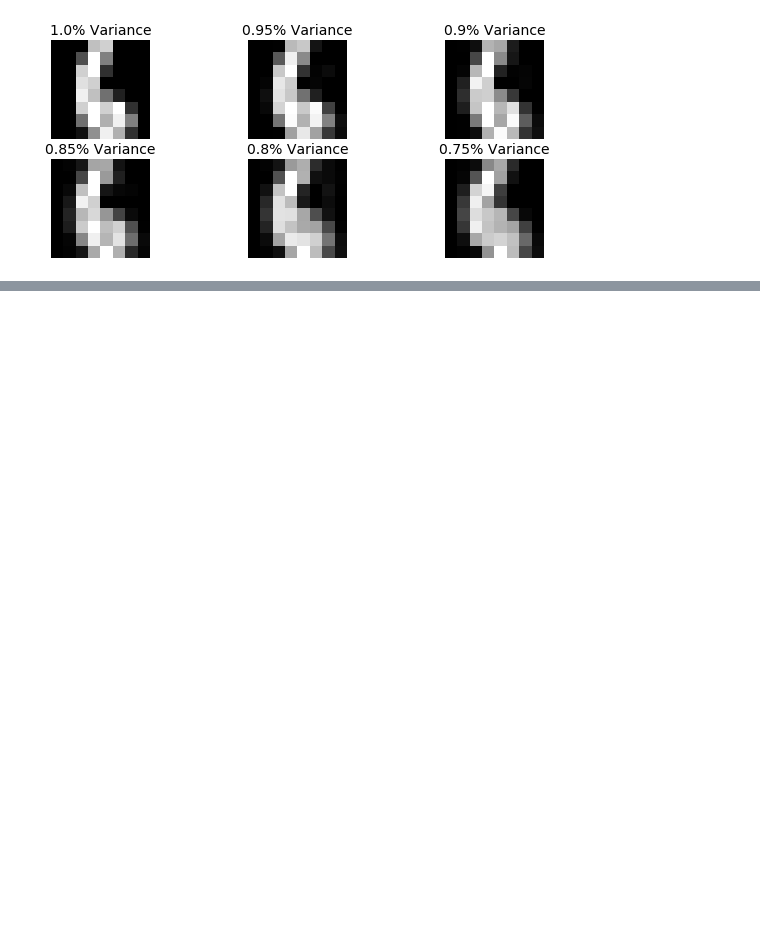
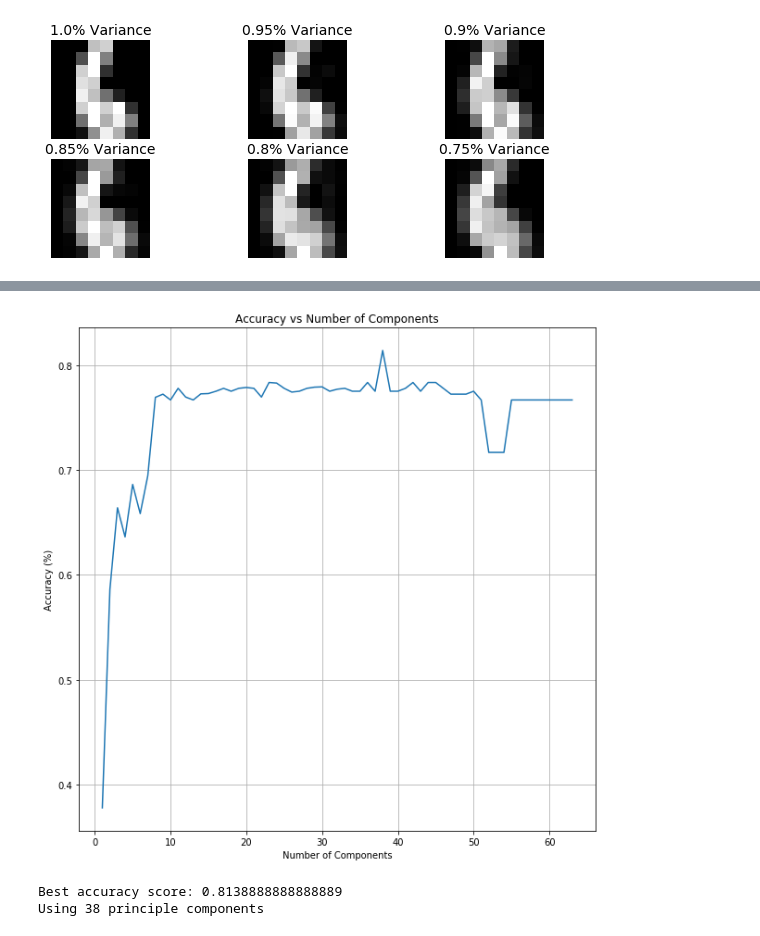
Before and after one commit to sbauersfeld/ECE219, a Jupyter notebook: Project2/project2.ipynb, the cells around one changed output, grey strips where cells are left out. Saved outputs shown, nothing was run; the diff lists cells and outputs as text; code cells hidden in the pictures; blank space fills up the shorter version.

```diff
--- a/Project2/project2.ipynb
+++ b/Project2/project2.ipynb
@@ -442,8 +447,21 @@ def PCA_Kmeans_w_other(percentages, data, model, prnt=False):
 # percentages = (np.zeros((11))+99)/100
 # percentages[0:10] = np.linspace(50, 95, 10)/100
 # percentages = [90, 95, 99, 99.5, 100]/100
-percentages = (np.arange(99)+1)/100
-percentages = np.linspace(1,100,1000)/100
-score = PCA_Kmeans(percentages, mnist, False)
+
+percentages = np.arange(np.shape(mnist.data)[1] - 1)+1
+time_l = 10
+idx = 0
+for x in range(0, time_l):
+#     print(x)
+    if (x==0):
+        score = PCA_Kmeans2(percentages, mnist, False)
+        score_cum = score
+        core_cum2 = score
+#         print(score_cum)
+    else:
+        score = PCA_Kmeans2(percentages, mnist, False)
+        score_cum[idx,:] = np.add(score_cum[idx,:],score[idx,:])
+score_cum[idx,:] = np.true_divide(score_cum[idx,:],time_l)
+score = score_cum
 print('Done')
 # %% [output]
@@ -474,12 +469,19 @@ Accuracy: 0.0
 # %%
 
-# plt.figure(figsize=(10,10))
-# plt.plot(percentages,score[0,:])
-# plt.title('Accuracy vs Explained Variance Ratio')
-# plt.xlabel("Explained Variance Ratio")
-# plt.ylabel("Accuracy (%)")
-# plt.show()
+plt.figure(figsize=(10,10))
+plt.plot(percentages,core_cum2[idx,:])
+plt.title('Accuracy vs Number of Components')
+plt.xlabel("Number of Components")
+plt.ylabel("Accuracy (%)")
+plt.grid()
+plt.show()
+# print(score[idx,:])
+# %% [output]
+[figure, added]
 # %%
-# max_idx = np.argmax(score)
-# print("Best accuracy score: {} using explained variance ratio of {}".format(score[0,max_idx], percentages[max_idx]))
-# print("Using {} principle components".format(score[1,max_idx])
+max_idx = np.argmax(score[idx,:])
+print("Best accuracy score: {}".format(score[idx,max_idx]))
+print("Using {} principle components".format(percentages[max_idx]))
+# %% [output]
+Best accuracy score: 0.8138888888888889
+Using 38 principle components
```
Also changed, not shown: parts of 11 cells of this notebook.
